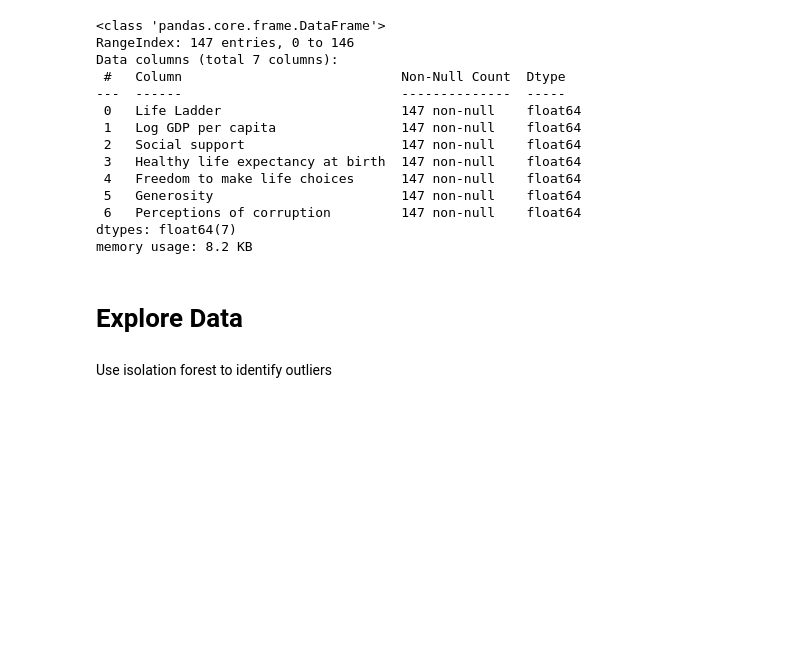
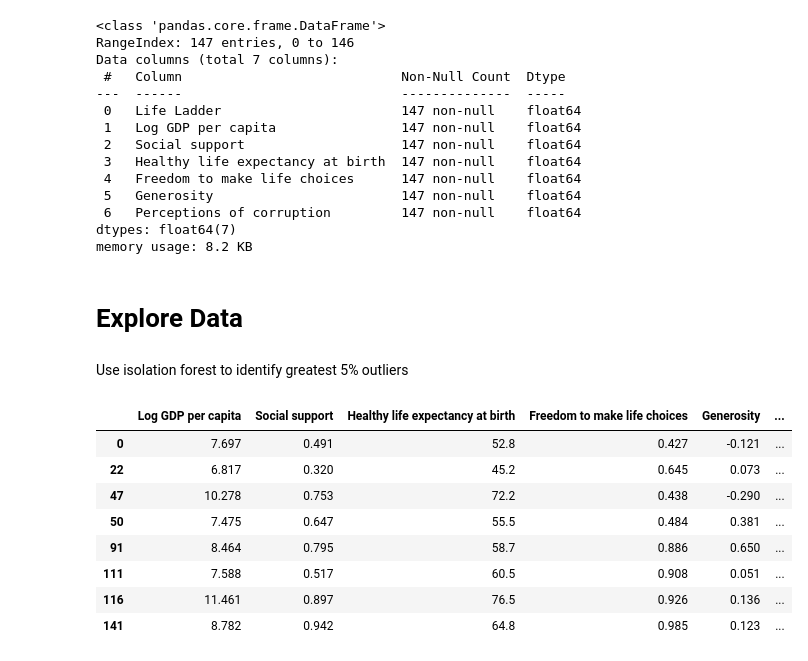
Before and after one commit to blantj/happiness_regression, a Jupyter notebook: Modeling.ipynb, the cells around one changed output. Cells and saved outputs as stored; diff of their text form; code cells hidden in the pictures; blank space fills up the shorter version.

```diff
--- a/Modeling.ipynb
+++ b/Modeling.ipynb
@@ -127,4 +131,4 @@ memory usage: 8.2 KB
 # %% [markdown]
 # Explore Data
 # %% [markdown]
-Use isolation forest to identify outliers
+Use isolation forest to identify greatest 5% outliers
@@ -132,0 +135,17 @@ x = df.drop(columns=)
+# %%
+if_x = scrubbed_df.drop(columns='Life Ladder')
+isf = IsolationForest(random_state=72, contamination=.05)
+isf.fit(if_x)
+if_x['Outlier'] = isf.predict(if_x)
+outlier_indices = if_x[if_x['Outlier']==-1].index
+if_x[if_x['Outlier']==-1]
+# %% [output]
+|  | Log GDP per capita | Social support | Healthy life expectancy at birth | Freedom to make life choices | Generosity | ... |
+| 0 | 7.697 | 0.491 | 52.8 | 0.427 | -0.121 | ... |
+| 22 | 6.817 | 0.320 | 45.2 | 0.645 | 0.073 | ... |
+| 47 | 10.278 | 0.753 | 72.2 | 0.438 | -0.290 | ... |
+| 50 | 7.475 | 0.647 | 55.5 | 0.484 | 0.381 | ... |
+| 91 | 8.464 | 0.795 | 58.7 | 0.886 | 0.650 | ... |
+| 111 | 7.588 | 0.517 | 60.5 | 0.908 | 0.051 | ... |
+| 116 | 11.461 | 0.897 | 76.5 | 0.926 | 0.136 | ... |
+| 141 | 8.782 | 0.942 | 64.8 | 0.985 | 0.123 | ... |
```
Also changed, not shown: parts of 13 cells of this notebook.
